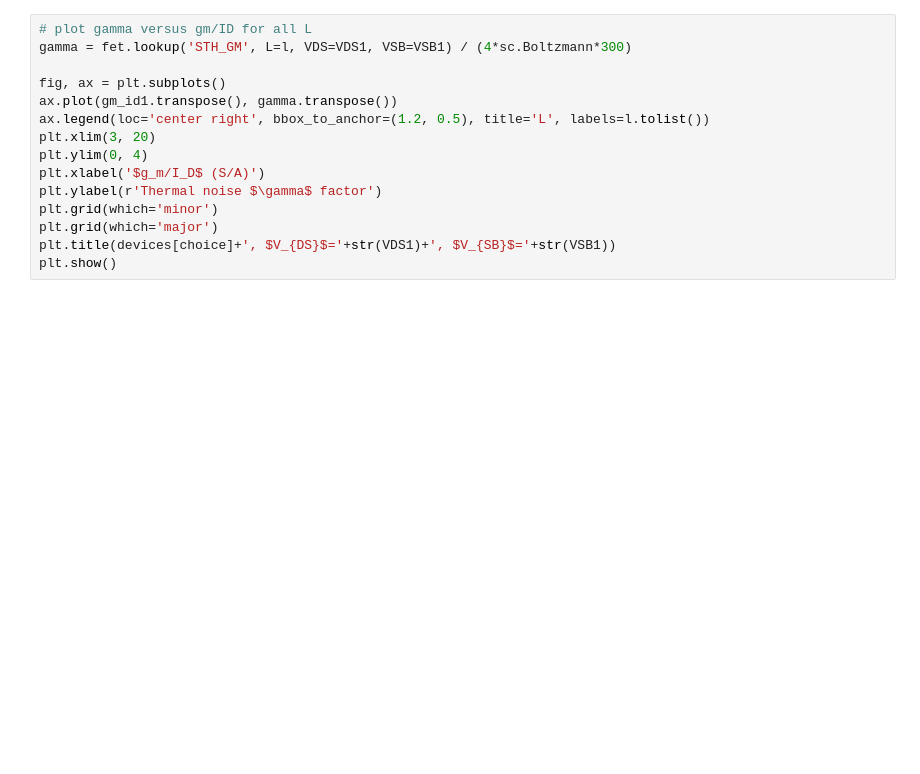
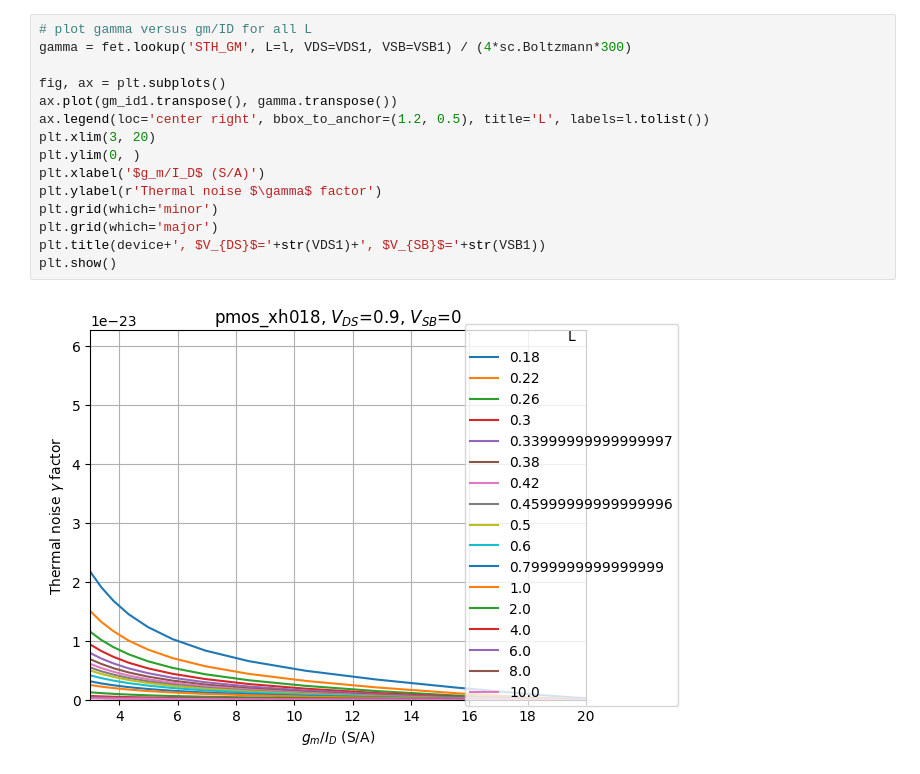
Before and after one commit to Surfeur974/gmadrid, a Jupyter notebook: Lookup_generation/techsweep_txt_to_mat.ipynb, the cells around one changed output. Drawn from its saved outputs; the diff is of its cells as text; blank space fills up the shorter version.

```diff
--- a/Lookup_generation/techsweep_txt_to_mat.ipynb
+++ b/Lookup_generation/techsweep_txt_to_mat.ipynb
@@ -134,15 +117,17 @@ plt.show()
 # %%
 # plot gamma versus gm/ID for all L
 gamma = fet.lookup('STH_GM', L=l, VDS=VDS1, VSB=VSB1) / (4*sc.Boltzmann*300)
 
 fig, ax = plt.subplots()
 ax.plot(gm_id1.transpose(), gamma.transpose())
 ax.legend(loc='center right', bbox_to_anchor=(1.2, 0.5), title='L', labels=l.tolist())
 plt.xlim(3, 20)
-plt.ylim(0, 4)
+plt.ylim(0, )
 plt.xlabel('$g_m/I_D$ (S/A)')
 plt.ylabel(r'Thermal noise $\gamma$ factor')
 plt.grid(which='minor')
 plt.grid(which='major')
-plt.title(devices[choice]+', $V_{DS}$='+str(VDS1)+', $V_{SB}$='+str(VSB1))
+plt.title(device+', $V_{DS}$='+str(VDS1)+', $V_{SB}$='+str(VSB1))
 plt.show()
+# %% [output]
+[figure, added]
```
Also changed, not shown: parts of 14 cells of this notebook, 10 other files.
